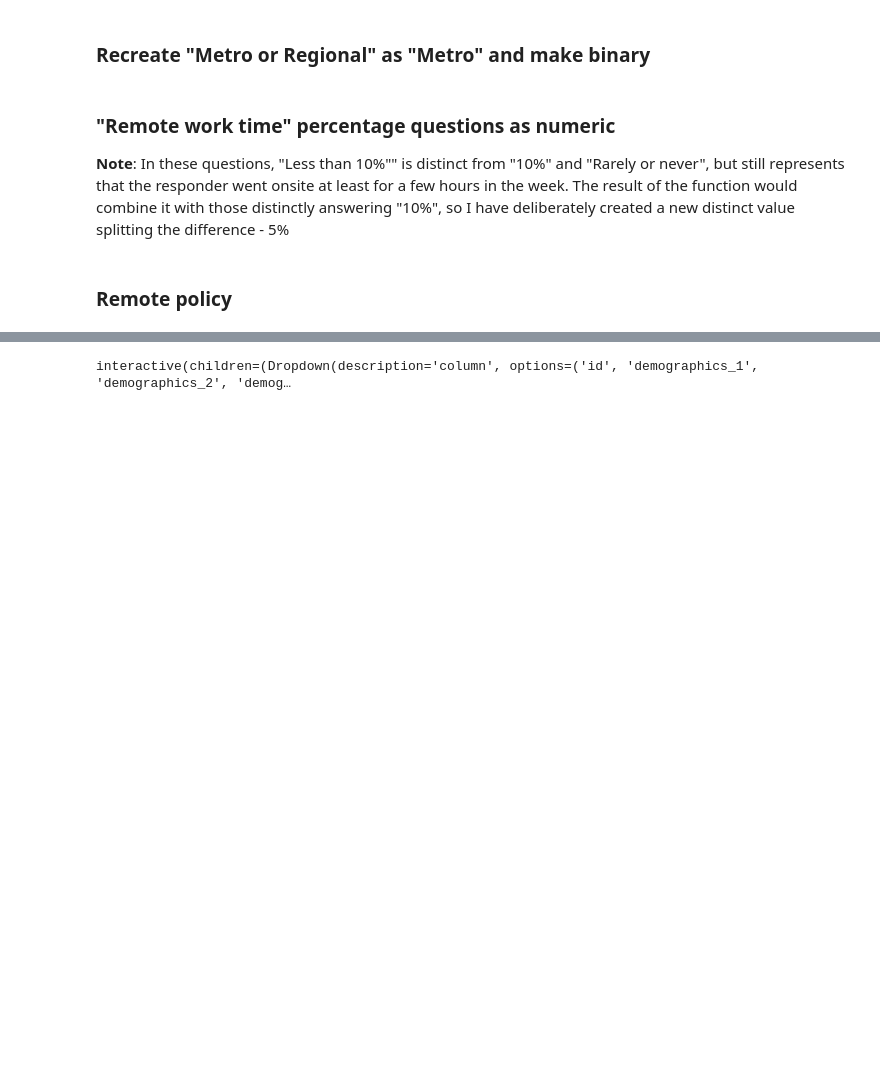
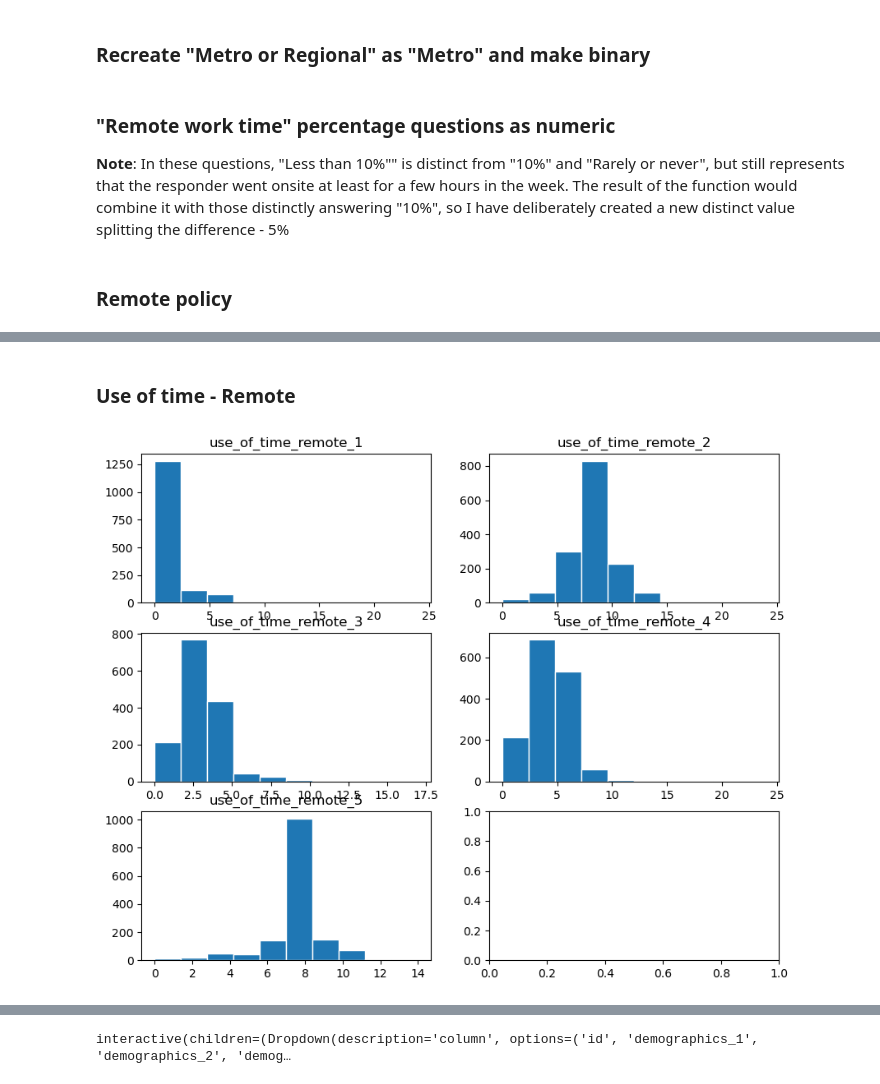
Before and after one commit to mikeminik/remote_work_survey, a Jupyter notebook: code/00_data_cleaning.ipynb, the cells around one changed output, grey strips where cells are left out. Drawn from its saved outputs; the diff is of its cells as text; code cells hidden in the pictures; blank space fills up the shorter version.

```diff
--- a/code/00_data_cleaning.ipynb
+++ b/code/00_data_cleaning.ipynb
@@ -163,0 +267,24 @@ for i in range(1,6):
+# %%
+tidy_df['use_of_time_onsite_1'] = tidy_df['use_of_time_onsite_1'].fillna(np.median(tidy_df[~tidy_df['use_of_time_onsite_1'].isnull()]['use_of_time_onsite_1']))
+
+tidy_df['use_of_time_onsite_2'] = tidy_df['use_of_time_onsite_2'].fillna(round(tidy_df['use_of_time_onsite_2'].mean(), 1))
+
+tidy_df['use_of_time_onsite_3'] = tidy_df['use_of_time_onsite_3'].fillna(np.median(tidy_df[~tidy_df['use_of_time_onsite_3'].isnull()]['use_of_time_onsite_3']))
+
+tidy_df['use_of_time_onsite_4'] = tidy_df['use_of_time_onsite_4'].fillna(round(tidy_df['use_of_time_onsite_4'].mean(), 1))
+
+tidy_df['use_of_time_onsite_5'] = tidy_df['use_of_time_onsite_5'].fillna(round(tidy_df['use_of_time_onsite_5'].mean(), 1))
+# %% [markdown]
+### Use of time - Remote
+# %%
+fig, axs = plt.subplots(3 , 2, figsize=(10,8))
+
+i = 1
+for y in range(3):
+    for x in range(2):
+        if i < 6:
+            axs[y,x].hist(tidy_df[f"use_of_time_remote_{i}"], edgecolor='white');
+            axs[y,x].set_title(f"use_of_time_remote_{i}")
+            i+=1
+# %% [output]
+[figure, added]
```
Also changed, not shown: parts of 43 cells of this notebook, 2 other files.
